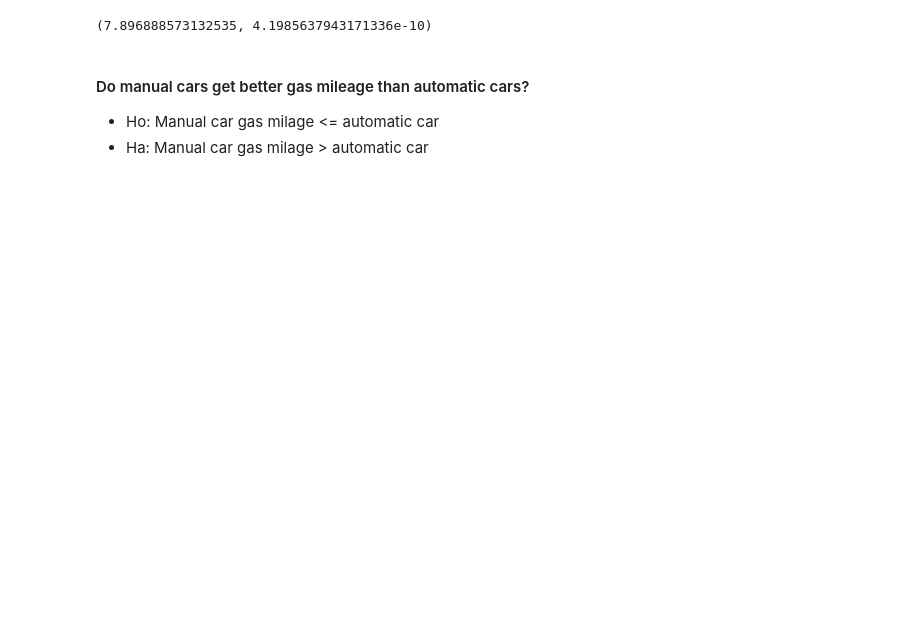
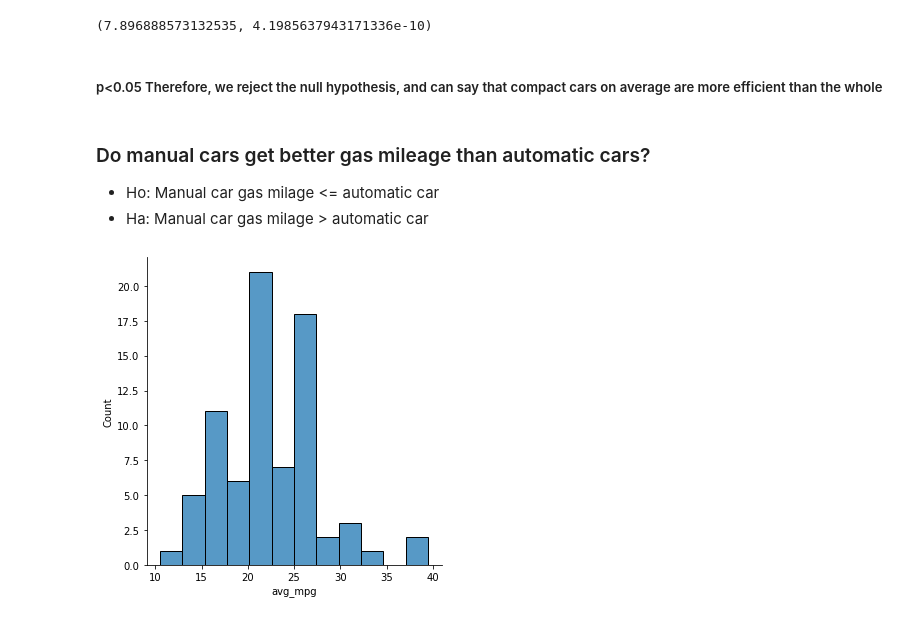
Before and after one commit to jeffakins/statistics_exercises, a Jupyter notebook: hypothesis_testing.ipynb, the cells around one changed output. Drawn from its saved outputs; the diff is of its cells as text; code cells hidden in the pictures; blank space fills up the shorter version.

```diff
--- a/hypothesis_testing.ipynb
+++ b/hypothesis_testing.ipynb
@@ -187,7 +213,9 @@ t, p = stats.ttest_1samp(compact_mpg, mpg.avg_mpg.mean())
 t, p
 # %% [output]
 (7.896888573132535, 4.1985637943171336e-10)
+# %% [markdown]
+##### p<0.05 Therefore, we reject the null hypothesis, and can say that compact cars on average are more efficient than the whole
 # %% [markdown]
-#### Do manual cars get better gas mileage than automatic cars?
+### Do manual cars get better gas mileage than automatic cars?
 - Ho: Manual car gas milage <= automatic car
 - Ha: Manual car gas milage > automatic car
@@ -193,0 +226,6 @@ t, p
+# %%
+# compact car's average mpg
+sns.displot(mpg[mpg.trans.str.contains("manual")].avg_mpg)
+plt.show()
+# %% [output]
+[figure, added]
```
Also changed, not shown: parts of 11 cells of this notebook.
